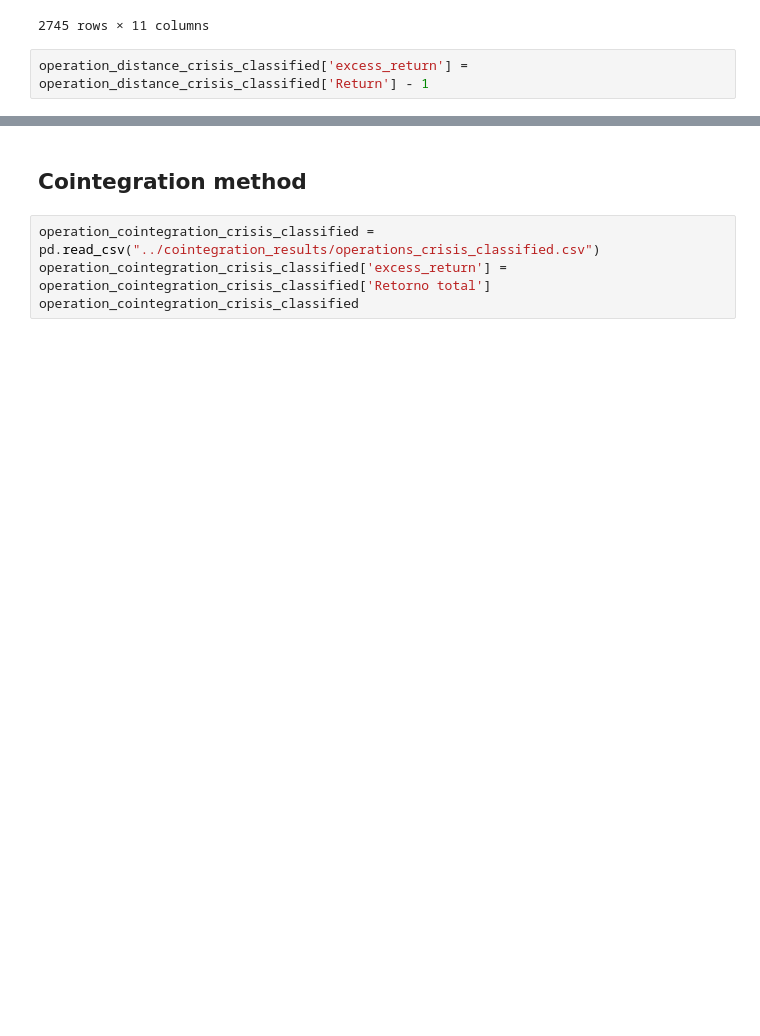
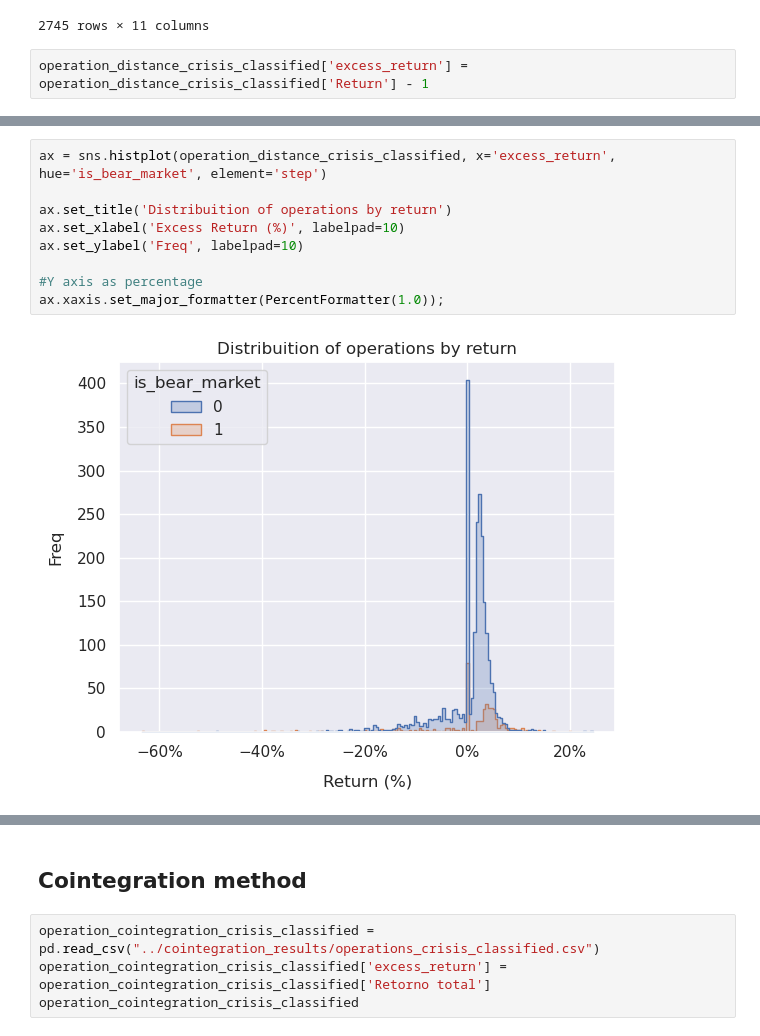
Before and after one commit to pietro-bottega/pairs_trading_crisis, a Jupyter notebook: crisis_analysis/crisis_analysis.ipynb, the cells around one changed output, grey strips where cells are left out. Saved outputs shown, nothing was run; the diff lists cells and outputs as text; blank space fills up the shorter version.

```diff
--- a/crisis_analysis/crisis_analysis.ipynb
+++ b/crisis_analysis/crisis_analysis.ipynb
@@ -283,0 +357,11 @@ ax.xaxis.set_major_formatter(PercentFormatter(1.0));
+# %%
+ax = sns.histplot(operation_distance_crisis_classified, x='excess_return', hue='is_bear_market', element='step')
+
+ax.set_title('Distribuition of operations by return')
+ax.set_xlabel('Excess Return (%)', labelpad=10)
+ax.set_ylabel('Freq', labelpad=10)
+
+#Y axis as percentage
+ax.xaxis.set_major_formatter(PercentFormatter(1.0));
+# %% [output]
+[figure, added]
```
Also changed, not shown: parts of 26 cells of this notebook, 15 other files.
